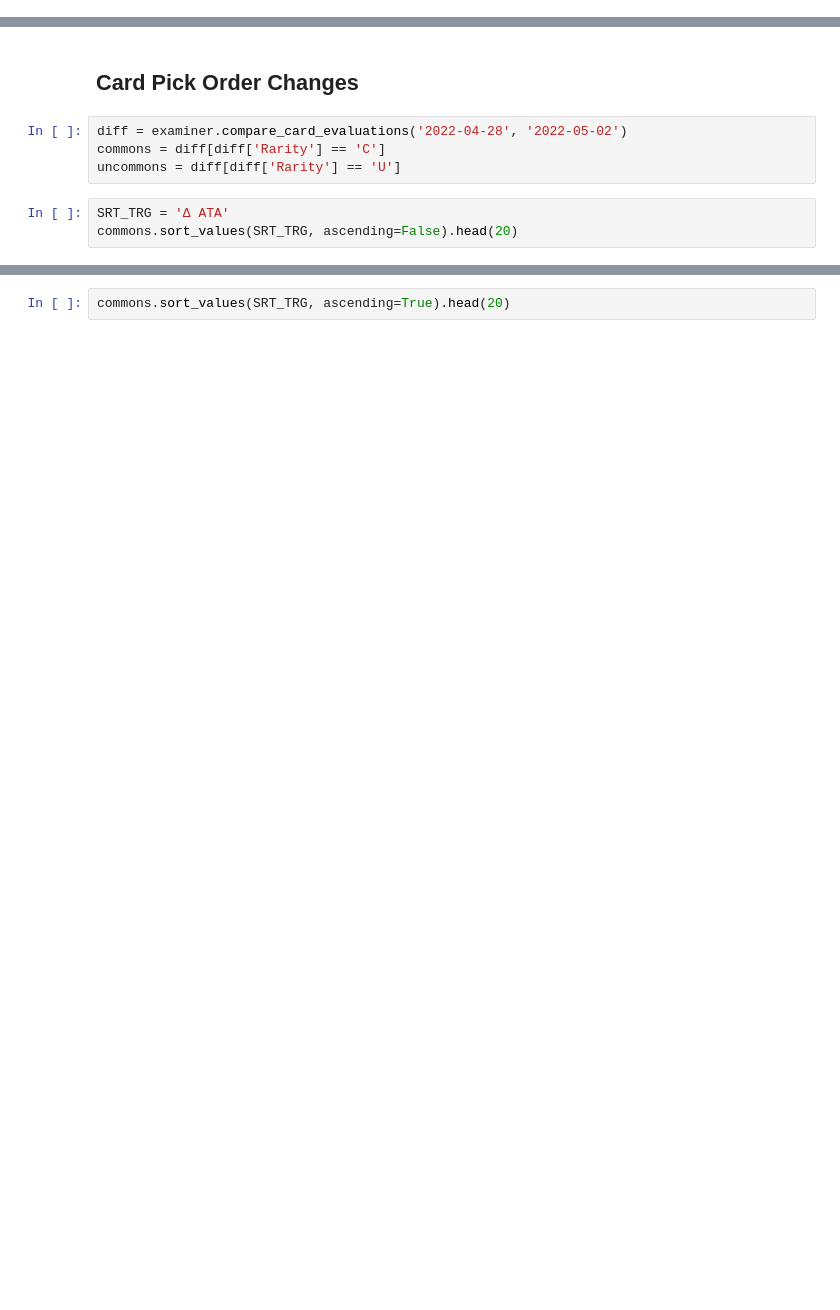
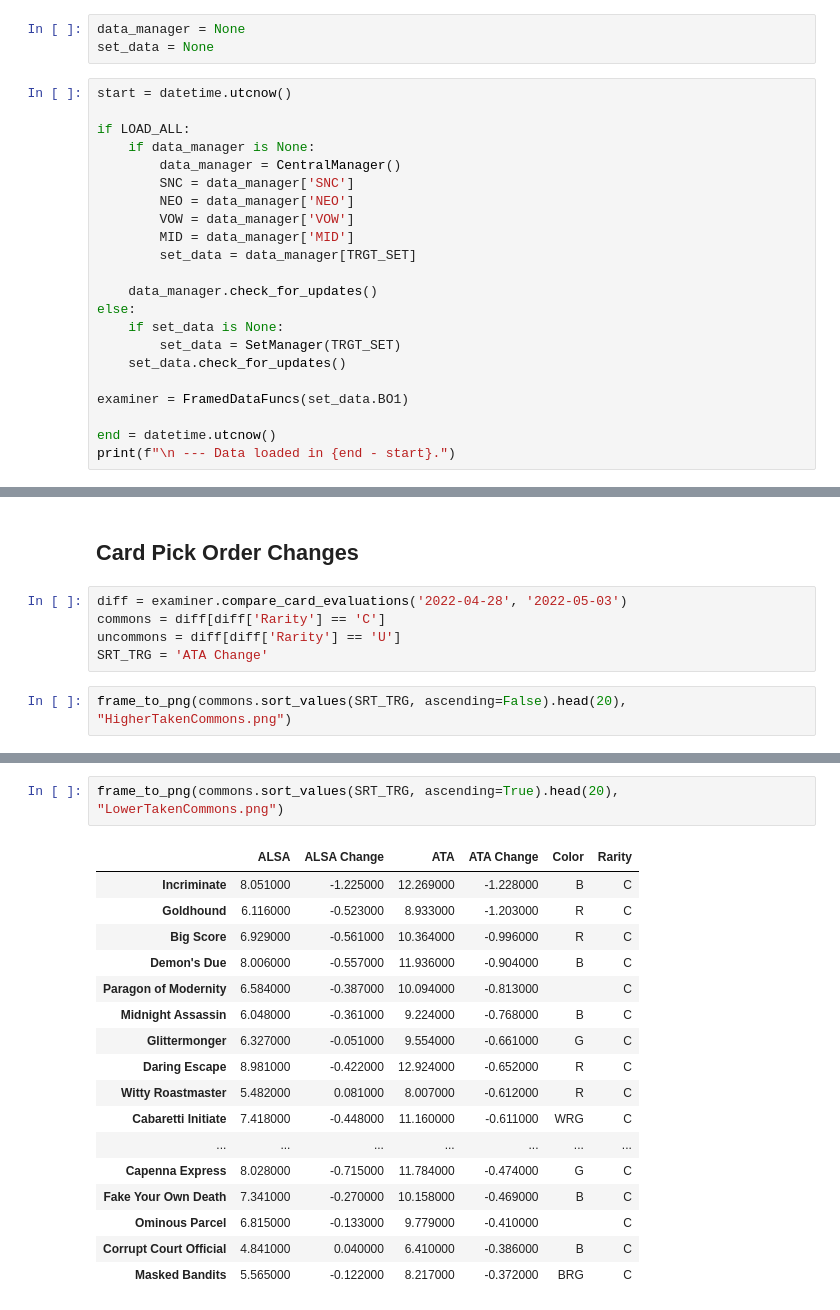
Before and after one commit to ZacharyMN709/DraftMetaReporter, a Jupyter notebook: Scratch.ipynb, the cells around one changed output, grey strips where cells are left out. Drawn from its saved outputs; the diff is of its cells as text; blank space fills up the shorter version.

Commit message:
Adding in function to pretty print DataFrames.

```diff
--- a/Scratch.ipynb
+++ b/Scratch.ipynb
@@ -444,0 +419,25 @@ Finished checking for missing data for SNC QuickDraft.
+# %%
+data_manager = None
+set_data = None
+# %%
+start = datetime.utcnow()
+
+if LOAD_ALL:
+    if data_manager is None:
+        data_manager = CentralManager()
+        SNC = data_manager['SNC']
+        NEO = data_manager['NEO']
+        VOW = data_manager['VOW']
+        MID = data_manager['MID']
+        set_data = data_manager[TRGT_SET]
+
+    data_manager.check_for_updates()
+else:
+    if set_data is None:
+        set_data = SetManager(TRGT_SET)
+    set_data.check_for_updates()
+
+examiner = FramedDataFuncs(set_data.BO1)
+
+end = datetime.utcnow()
+print(f"\n --- Data loaded in {end - start}.")
@@ -638,9 +701,9 @@ examiner.plot_archetype_playrate_history(['WU', 'WG', 'UB', 'RB', 'RG'])
 # %% [markdown]
 ## Card Pick Order Changes
 # %%
-diff = examiner.compare_card_evaluations('2022-04-28', '2022-05-02')
+diff = examiner.compare_card_evaluations('2022-04-28', '2022-05-03')
 commons = diff[diff['Rarity'] == 'C']
 uncommons = diff[diff['Rarity'] == 'U']
+SRT_TRG = 'ATA Change'
 # %%
-SRT_TRG = 'Δ ATA'
-commons.sort_values(SRT_TRG, ascending=False).head(20)
+frame_to_png(commons.sort_values(SRT_TRG, ascending=False).head(20), "HigherTakenCommons.png")
@@ -647,3 +728,21 @@ commons.sort_values(SRT_TRG, ascending=False).head(20)
 # %%
-commons.sort_values(SRT_TRG, ascending=True).head(20)
+frame_to_png(commons.sort_values(SRT_TRG, ascending=True).head(20), "LowerTakenCommons.png")
+# %% [output]
+|  | ALSA | ALSA Change | ATA | ATA Change | Color | Rarity |
+| Incriminate | 8.051000 | -1.225000 | 12.269000 | -1.228000 | B | C |
+| Goldhound | 6.116000 | -0.523000 | 8.933000 | -1.203000 | R | C |
+| Big Score | 6.929000 | -0.561000 | 10.364000 | -0.996000 | R | C |
+| Demon's Due | 8.006000 | -0.557000 | 11.936000 | -0.904000 | B | C |
+| Paragon of Modernity | 6.584000 | -0.387000 | 10.094000 | -0.813000 |  | C |
+| Midnight Assassin | 6.048000 | -0.361000 | 9.224000 | -0.768000 | B | C |
+| Glittermonger | 6.327000 | -0.051000 | 9.554000 | -0.661000 | G | C |
+| Daring Escape | 8.981000 | -0.422000 | 12.924000 | -0.652000 | R | C |
+| Witty Roastmaster | 5.482000 | 0.081000 | 8.007000 | -0.612000 | R | C |
+| Cabaretti Initiate | 7.418000 | -0.448000 | 11.160000 | -0.611000 | WRG | C |
+| ... | ... | ... | ... | ... | ... | ... |
+| Capenna Express | 8.028000 | -0.715000 | 11.784000 | -0.474000 | G | C |
+| Fake Your Own Death | 7.341000 | -0.270000 | 10.158000 | -0.469000 | B | C |
+| Ominous Parcel | 6.815000 | -0.133000 | 9.779000 | -0.410000 |  | C |
+| Corrupt Court Official | 4.841000 | 0.040000 | 6.410000 | -0.386000 | B | C |
+| Masked Bandits | 5.565000 | -0.122000 | 8.217000 | -0.372000 | BRG | C |
 # %%
```
Also changed, not shown: parts of 22 cells of this notebook, 9 other files.
